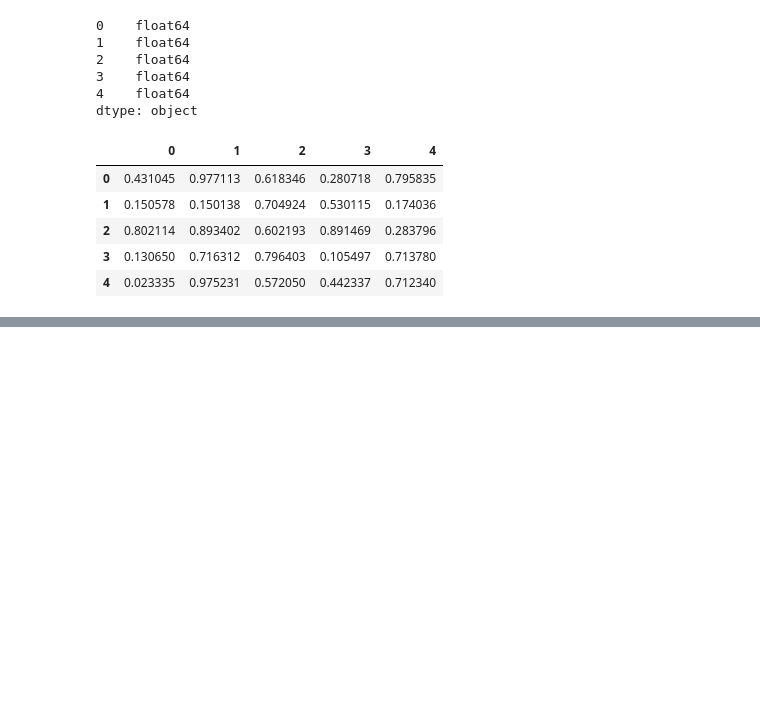
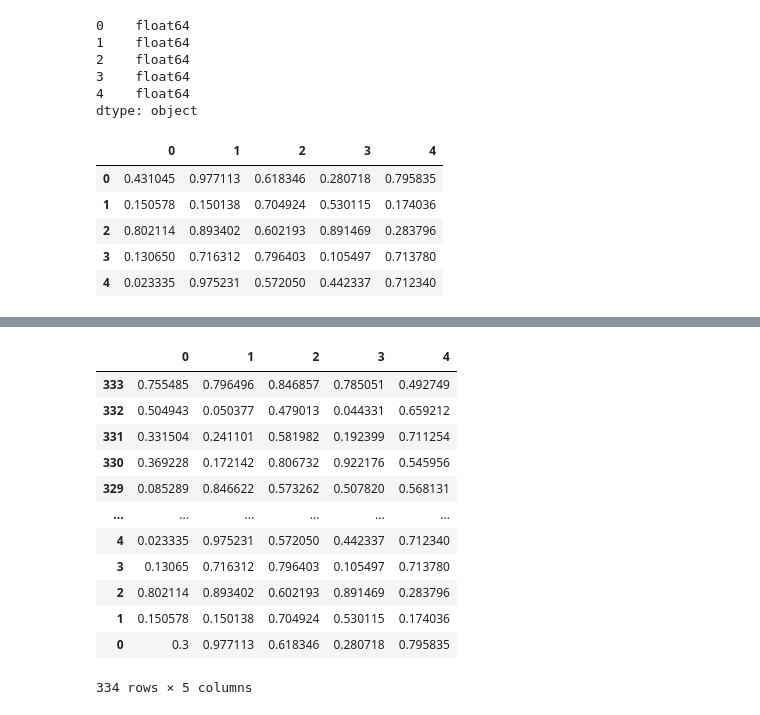
Before and after one commit to arman-hossain45/MACHINE_LEARNING-LIB-ALGO-, a Jupyter notebook: pandas/pandas.ipynb, the cells around one changed output, grey strips where cells are left out. Cells and saved outputs as stored; diff of their text form; code cells hidden in the pictures; blank space fills up the shorter version.

```diff
--- a/pandas/pandas.ipynb
+++ b/pandas/pandas.ipynb
@@ -187,0 +275,18 @@ newdf.head()
+# %%
+#but we want to sort as index #axis=0 means it rows#ulta kore print korte means last index is first
+
+newdf.sort_index(axis=0,ascending=False)
+# %% [output]
+|  | 0 | 1 | 2 | 3 | 4 |
+| 333 | 0.755485 | 0.796496 | 0.846857 | 0.785051 | 0.492749 |
+| 332 | 0.504943 | 0.050377 | 0.479013 | 0.044331 | 0.659212 |
+| 331 | 0.331504 | 0.241101 | 0.581982 | 0.192399 | 0.711254 |
+| 330 | 0.369228 | 0.172142 | 0.806732 | 0.922176 | 0.545956 |
+| 329 | 0.085289 | 0.846622 | 0.573262 | 0.507820 | 0.568131 |
+| ... | ... | ... | ... | ... | ... |
+| 4 | 0.023335 | 0.975231 | 0.572050 | 0.442337 | 0.712340 |
+| 3 | 0.13065 | 0.716312 | 0.796403 | 0.105497 | 0.713780 |
+| 2 | 0.802114 | 0.893402 | 0.602193 | 0.891469 | 0.283796 |
+| 1 | 0.150578 | 0.150138 | 0.704924 | 0.530115 | 0.174036 |
+| 0 | 0.3 | 0.977113 | 0.618346 | 0.280718 | 0.795835 |
+334 rows × 5 columns
```
Also changed, not shown: parts of 16 cells of this notebook.
